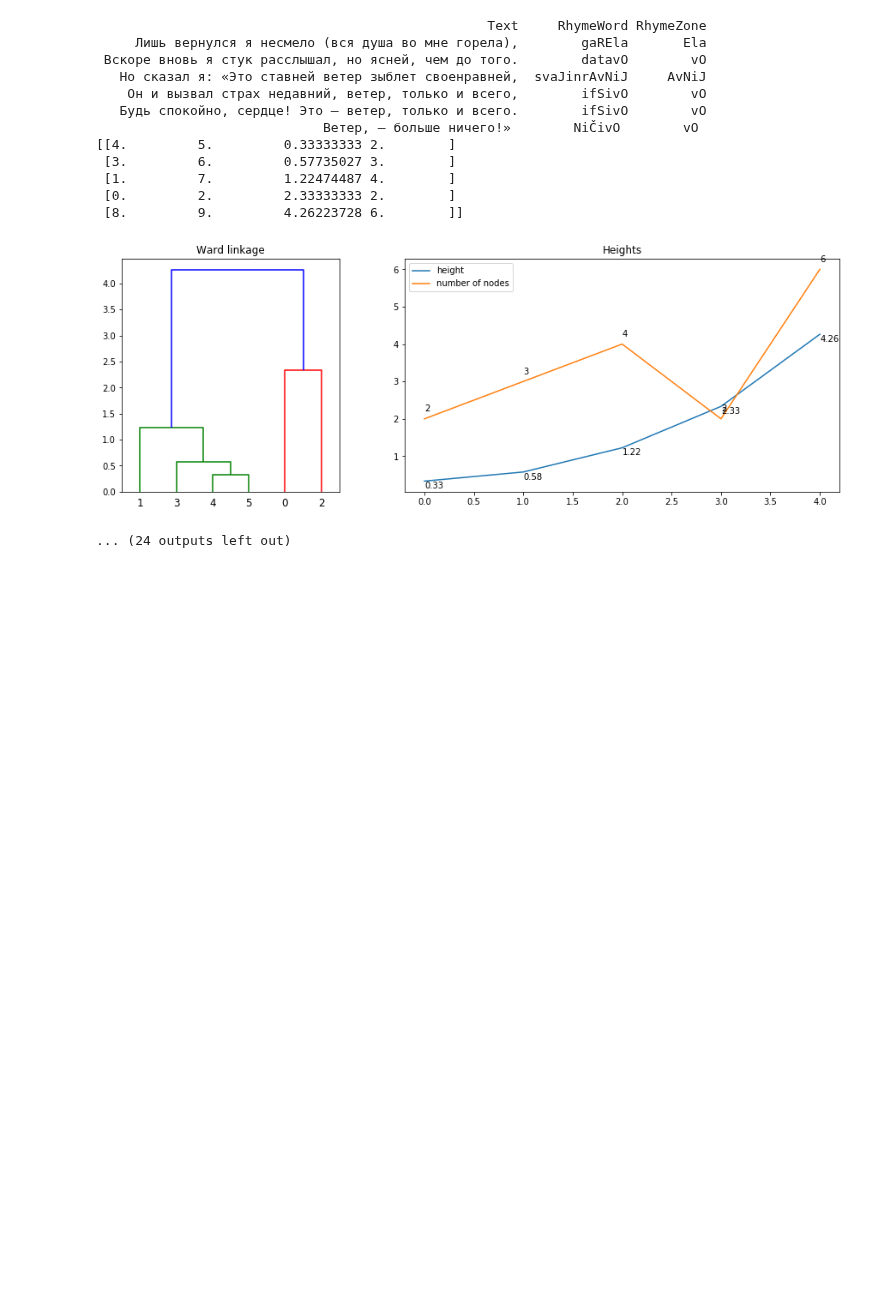
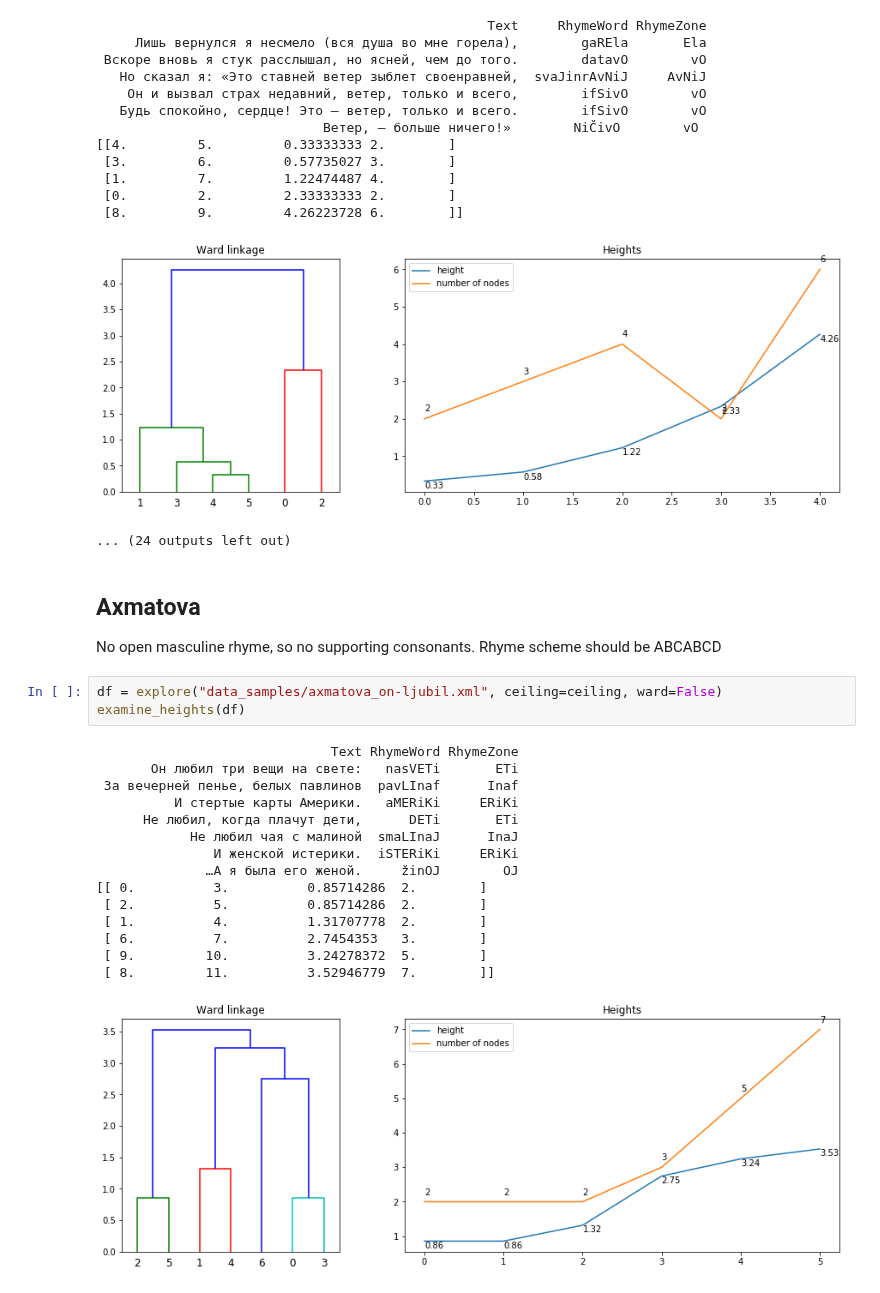
Before and after one commit to Data-Science-for-Linguists-2019/russian_rhyme, a Jupyter notebook: dev/examine_distances.ipynb, the cells around one changed output. Cells and saved outputs as stored; diff of their text form; blank space fills up the shorter version.

Commit message:
examine cutoff for clusters

```diff
--- a/dev/examine_distances.ipynb
+++ b/dev/examine_distances.ipynb
@@ -239,3 +239,26 @@ pd.set_option('display.max_colwidth', 50) # restore default
  [8.         9.         4.26223728 6.        ]]
 [figure]
 ... (24 outputs left out)
+# %% [markdown]
+## Axmatova
+
+No open masculine rhyme, so no supporting consonants. Rhyme scheme should be ABCABCD
+# %%
+df = explore("data_samples/axmatova_on-ljubil.xml", ceiling=ceiling, ward=False)
+examine_heights(df)
+# %% [output]
+                              Text RhymeWord RhymeZone
+       Он любил три вещи на свете:   nasVETi       ETi
+ За вечерней пенье, белых павлинов  pavLInaf      Inaf
+          И стертые карты Америки.   aMERiKi     ERiKi
+      Не любил, когда плачут дети,      DETi       ETi
+            Не любил чая с малиной  smaLInaJ      InaJ
+               И женской истерики.  iSTERiKi     ERiKi
+              …А я была его женой.     žinOJ        OJ
+[[ 0.          3.          0.85714286  2.        ]
+ [ 2.          5.          0.85714286  2.        ]
+ [ 1.          4.          1.31707778  2.        ]
+ [ 6.          7.          2.7454353   3.        ]
+ [ 9.         10.          3.24278372  5.        ]
+ [ 8.         11.          3.52946779  7.        ]]
+[figure, added]
```
Also changed, not shown: 5 other files.
